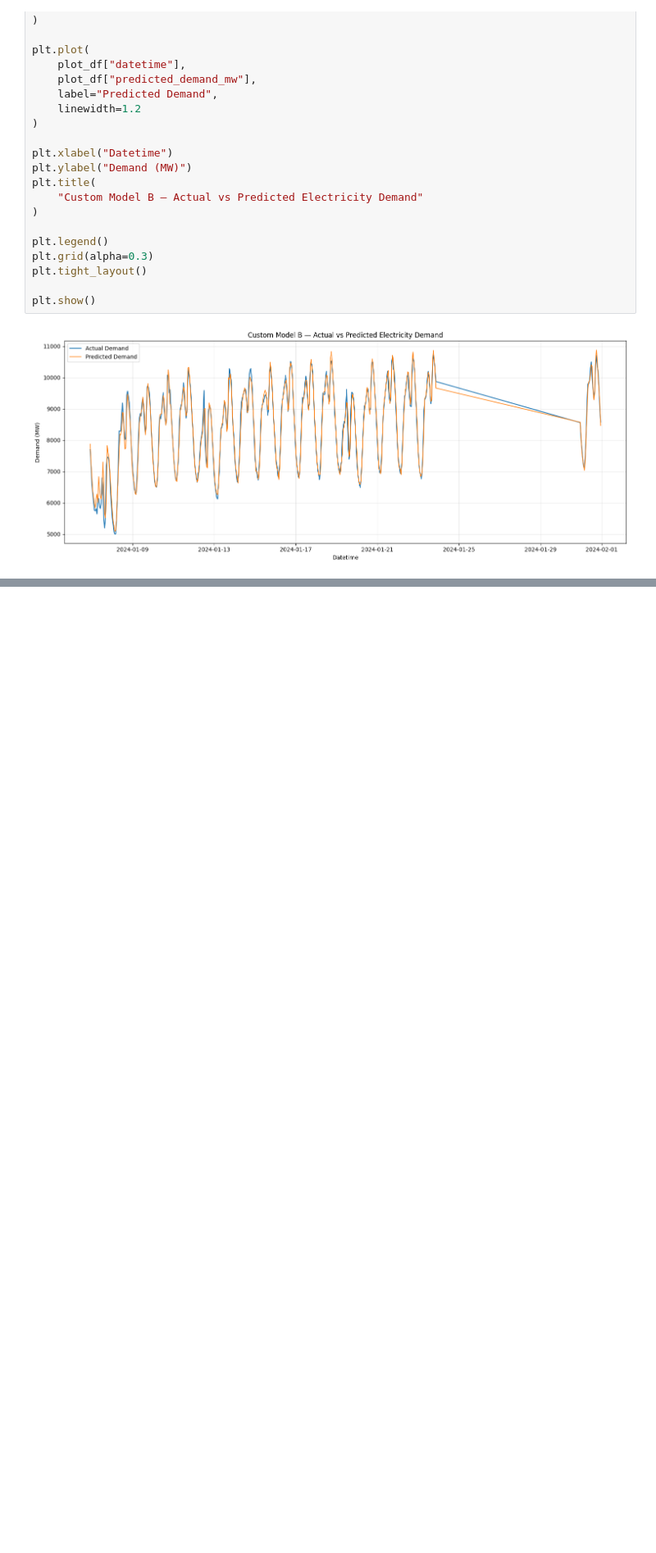
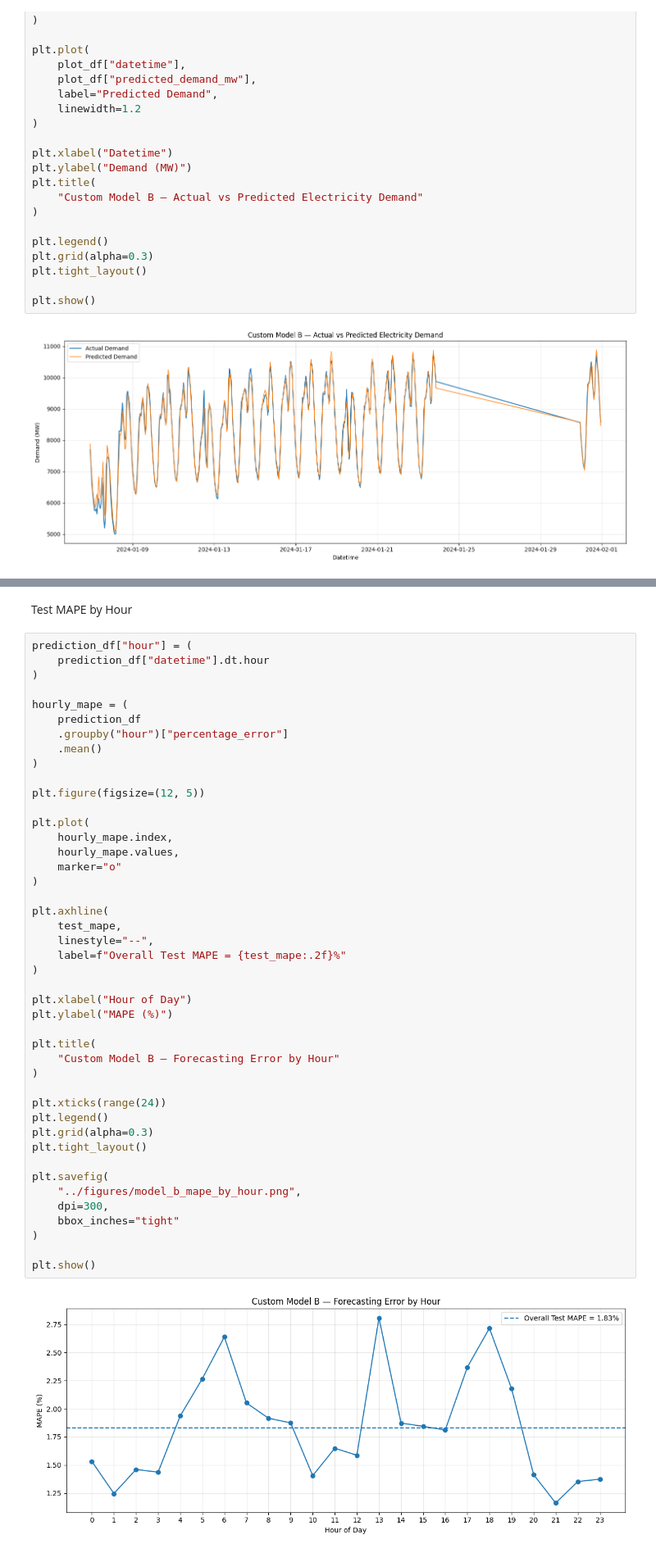
Before and after one commit to Tanvir-Azad-Mahir/BD-Powercast, a Jupyter notebook: models/final_evaluation.ipynb, the cells around one changed output, grey strips where cells are left out. Shown at 82% size. Drawn from its saved outputs; the diff is of its cells as text; blank space fills up the shorter version.

```diff
--- a/models/final_evaluation.ipynb
+++ b/models/final_evaluation.ipynb
@@ -883,0 +1023,48 @@ plt.show()
+# %% [markdown]
+Test MAPE by Hour
+# %%
+prediction_df["hour"] = (
+    prediction_df["datetime"].dt.hour
+)
+
+hourly_mape = (
+    prediction_df
+    .groupby("hour")["percentage_error"]
+    .mean()
+)
+
+plt.figure(figsize=(12, 5))
+
+plt.plot(
+    hourly_mape.index,
+    hourly_mape.values,
+    marker="o"
+)
+
+plt.axhline(
+    test_mape,
+    linestyle="--",
+    label=f"Overall Test MAPE = {test_mape:.2f}%"
+)
+
+plt.xlabel("Hour of Day")
+plt.ylabel("MAPE (%)")
+
+plt.title(
+    "Custom Model B — Forecasting Error by Hour"
+)
+
+plt.xticks(range(24))
+plt.legend()
+plt.grid(alpha=0.3)
+plt.tight_layout()
+
+plt.savefig(
+    "../figures/model_b_mape_by_hour.png",
+    dpi=300,
+    bbox_inches="tight"
+)
+
+plt.show()
+# %% [output]
+[figure, added]
```
Also changed, not shown: parts of 12 cells of this notebook, 52 other files.
